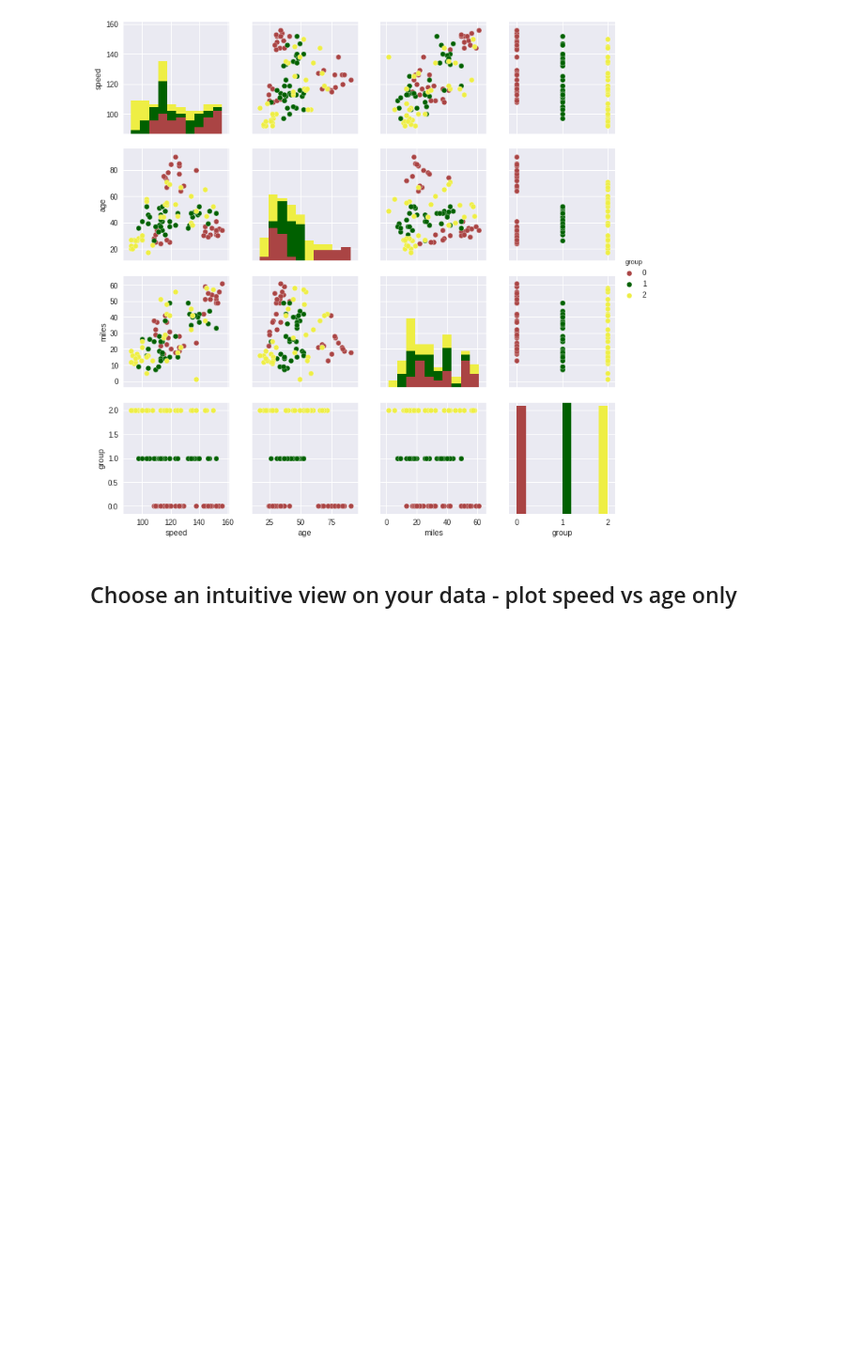
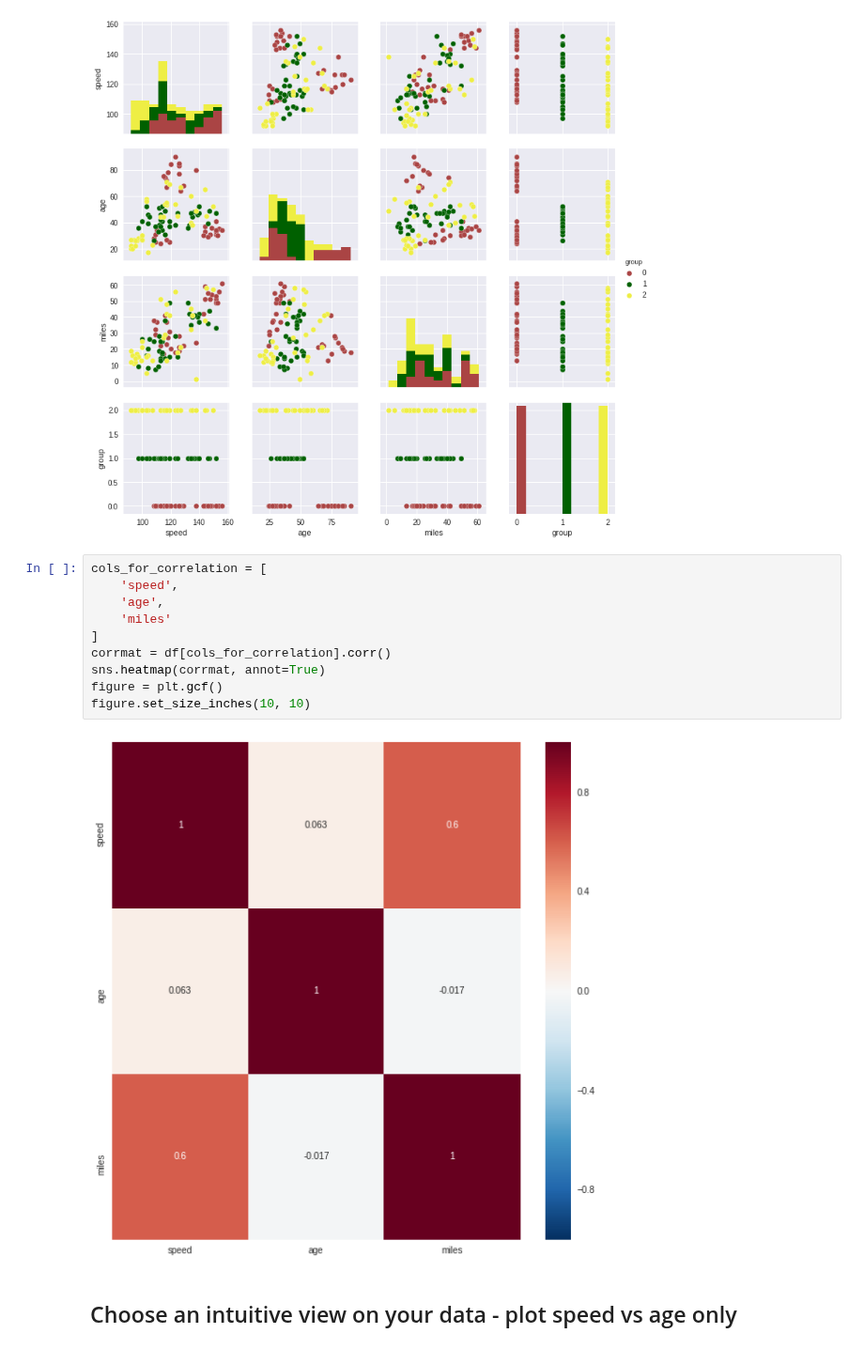
Before and after one commit to DJCordhose/ai, a Jupyter notebook: notebooks/sklearn/classic-code.ipynb, the cells around one changed output. Shown at 94% size. Cells and saved outputs as stored; diff of their text form; blank space fills up the shorter version.

```diff
--- a/notebooks/sklearn/classic-code.ipynb
+++ b/notebooks/sklearn/classic-code.ipynb
@@ -70,6 +70,18 @@ sns.pairplot(sample_df, hue="group", palette={0: '#AA4444', 1: '#006000', 2: '#E
 # %% [output]
 <seaborn.axisgrid.PairGrid at 0x...>
 [figure]
+# %%
+cols_for_correlation = [
+    'speed',
+    'age',
+    'miles'
+]
+corrmat = df[cols_for_correlation].corr()
+sns.heatmap(corrmat, annot=True)
+figure = plt.gcf()
+figure.set_size_inches(10, 10)
+# %% [output]
+[figure, added]
 # %% [markdown]
 ## Choose an intuitive view on your data - plot speed vs age only
 # %%
```
Also changed, not shown: parts of 2 cells of this notebook.
